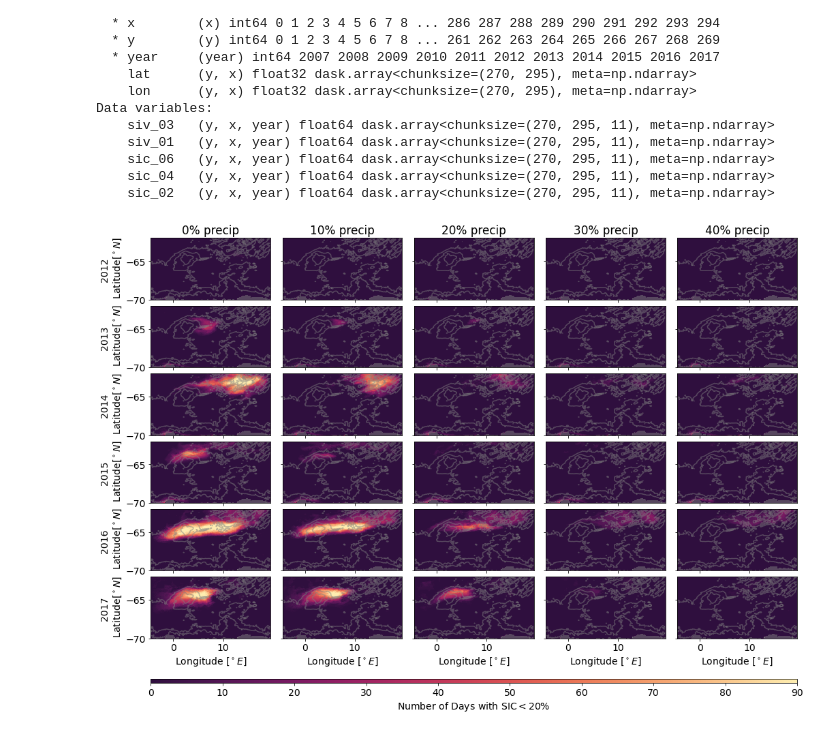
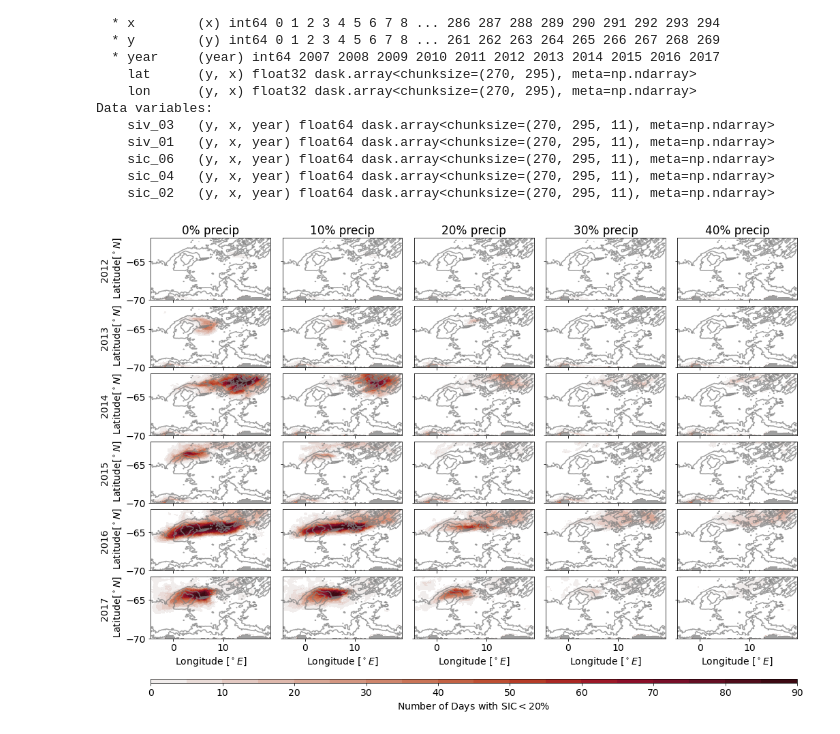
Before and after one commit to bguelk/JAMES_2024_MRP_modelling, a Jupyter notebook: Figures/Figure3_S2.ipynb, the cells around one changed output. Cells and saved outputs as stored; diff of their text form; code cells hidden in the pictures.

```diff
--- a/Figures/Figure3_S2.ipynb
+++ b/Figures/Figure3_S2.ipynb
@@ -15,16 +15,16 @@ import matplotlib.colors as mcolors
 xr.set_options(keep_attrs=True)
 plt.rcParams['font.size']=14
 # %%
-ds01=xr.open_mfdataset('./EXP_REF/polynyacount_EXP_REF.nc')
-ds03=xr.open_mfdataset('./EXP_mfc_ori/polynyacount_EXP_mfc_ori.nc')
-ds04=xr.open_mfdataset('./EXP_mfc_mod/polynyacount_EXP_mfc_mod.nc')
-ds36=xr.open_mfdataset('./EXP_tpre00_prsn00_2012/polynyacount_EXP_tpre00_prsn00_2012.nc')
-ds38=xr.open_mfdataset('./EXP_tpre01_prsn01_2012/polynyacount_EXP_tpre01_prsn01_2012.nc')
-ds39=xr.open_mfdataset('./EXP_tpre02_prsn02_2012/polynyacount_EXP_tpre02_prsn02_2012.nc')
-ds40=xr.open_mfdataset('./EXP_tpre03_prsn03_2012/polynyacount_EXP_tpre03_prsn03_2012.nc')
-ds43=xr.open_mfdataset('./EXP_tpre04_prsn04_2012/polynyacount_EXP_tpre04_prsn04_2012.nc')
+ds01=xr.open_mfdataset('../../Maud12_sensitivityruns/EXP_REF_intel/polynyacount_EXP_REF_intel.nc')
+ds03=xr.open_mfdataset('../../Maud12_sensitivityruns/EXP_mfc_ori/polynyacount_EXP_mfc_ori.nc')
+ds04=xr.open_mfdataset('../../Maud12_sensitivityruns/EXP_mfc_mod/polynyacount_EXP_mfc_mod.nc')
+ds36=xr.open_mfdataset('../../Maud12_sensitivityruns/EXP_tpre00_prsn00_2012/polynyacount_EXP_tpre00_prsn00_2012.nc')
+ds38=xr.open_mfdataset('../../Maud12_sensitivityruns/EXP_tpre01_prsn01_2012/polynyacount_EXP_tpre01_prsn01_2012.nc')
+ds39=xr.open_mfdataset('../../Maud12_sensitivityruns/EXP_tpre02_prsn02_2012/polynyacount_EXP_tpre02_prsn02_2012.nc')
+ds40=xr.open_mfdataset('../../Maud12_sensitivityruns/EXP_tpre03_prsn03_2012/polynyacount_EXP_tpre03_prsn03_2012.nc')
+ds43=xr.open_mfdataset('../../Maud12_sensitivityruns/EXP_tpre04_prsn04_2012/polynyacount_EXP_tpre04_prsn04_2012.nc')
 
-bat=xr.open_dataset('../MAUD_RISE_config/maud_v4/m12_mask/1_domain_cfg_50levels_new.nc')
+bat=xr.open_dataset('../../MAUD_RISE_config/maud_v4/m12_mask/1_domain_cfg_50levels_new.nc')
 bat.coords['lon']=bat.nav_lon
 bat.coords['lat']=bat.nav_lat
 ds01
@@ -55,13 +55,14 @@ gs2 = GridSpecFromSubplotSpec(2, 1, subplot_spec=gs[1],hspace=0)
 j=0
 vmin=0
 vmax=90
-tcmap=cmo.matter_r
+lev=19
+tcmap=cmo.amp
 var='sic_02'
 for y in range(0,6):
     ax=fig.add_subplot(gs1[j,0])
-    cb=ds36[var].isel(year=y).plot.pcolormesh(ax=ax,x="lon",y="lat",vmin=vmin,vmax=vmax,cmap=tcmap,add_colorbar=False)
-    bat.bathy_meter.where(bat.bathy_meter<10).plot.contourf(x="lon",y="lat",colors='grey',add_colorbar=False,ax=ax,alpha=0.5)
-    bat.bathy_meter.plot.contour(x="lon",y="lat",levels=[2500,3500,5000],colors='grey',ax=ax,alpha=0.5)
+    cb=ds36[var].where(ds36[var]>0).isel(year=y).plot.pcolormesh(ax=ax,x="lon",y="lat",vmin=vmin,vmax=vmax,levels=lev,cmap=tcmap,add_colorbar=False)
+    bat.bathy_meter.where(bat.bathy_meter<10).plot.contourf(x="lon",y="lat",colors='grey',add_colorbar=False,ax=ax,alpha=0.75)
+    bat.bathy_meter.plot.contour(x="lon",y="lat",levels=[2500,3500,5000],colors='grey',ax=ax,alpha=0.75)
     ax.set_ylabel('%d \n Latitude[$^\circ N$]'%ds36.year.isel(year=y))
     if j<5:
         ax.set_xticklabels('')
@@ -75,9 +76,9 @@ for y in range(0,6):
         ax.set_title('0% precip')
 
     ax=fig.add_subplot(gs1[j,1])
-    cb=ds38[var].isel(year=y).plot.pcolormesh(ax=ax,x="lon",y="lat",vmin=vmin,vmax=vmax,cmap=tcmap,add_colorbar=False)
-    bat.bathy_meter.where(bat.bathy_meter<10).plot.contourf(x="lon",y="lat",colors='grey',add_colorbar=False,ax=ax,alpha=0.5)
-    bat.bathy_meter.plot.contour(x="lon",y="lat",levels=[2500,3500,5000],colors='grey',ax=ax,alpha=0.5)
+    cb=ds38[var].where(ds38[var]>0).isel(year=y).plot.pcolormesh(ax=ax,x="lon",y="lat",vmin=vmin,vmax=vmax,levels=lev,cmap=tcmap,add_colorbar=False)
+    bat.bathy_meter.where(bat.bathy_meter<10).plot.contourf(x="lon",y="lat",colors='grey',add_colorbar=False,ax=ax,alpha=0.75)
+    bat.bathy_meter.plot.contour(x="lon",y="lat",levels=[2500,3500,5000],colors='grey',ax=ax,alpha=0.75)
     if j<5:
         ax.set_xticklabels('')
         ax.set_xlabel('')
@@ -92,9 +93,9 @@ for y in range(0,6):
         ax.set_title('10% precip')
 
     ax=fig.add_subplot(gs1[j,2])
-    cb=ds39[var].isel(year=y).plot.pcolormesh(ax=ax,x="lon",y="lat",vmin=vmin,vmax=vmax,cmap=tcmap,add_colorbar=False)
-    bat.bathy_meter.where(bat.bathy_meter<10).plot.contourf(x="lon",y="lat",colors='grey',add_colorbar=False,ax=ax,alpha=0.5)
-    bat.bathy_meter.plot.contour(x="lon",y="lat",levels=[2500,3500,5000],colors='grey',ax=ax,alpha=0.5)
+    cb=ds39[var].where(ds39[var]>0).isel(year=y).plot.pcolormesh(ax=ax,x="lon",y="lat",vmin=vmin,vmax=vmax,levels=lev,cmap=tcmap,add_colorbar=False)
+    bat.bathy_meter.where(bat.bathy_meter<10).plot.contourf(x="lon",y="lat",colors='grey',add_colorbar=False,ax=ax,alpha=0.75)
+    bat.bathy_meter.plot.contour(x="lon",y="lat",levels=[2500,3500,5000],colors='grey',ax=ax,alpha=0.75)
     ax.set_title('')
     if j<5:
         ax.set_xticklabels('')
@@ -109,46 +110,46 @@ for y in range(0,6):
         ax.set_title('20% precip')
 
     ax=fig.add_subplot(gs1[j,3])
-    cb=ds40[var].isel(year=y).plot.pcolormesh(ax=ax,x="lon",y="lat",vmin=vmin,vmax=vmax,cmap=tcmap,add_colorbar=False)
-    bat.bathy_meter.where(bat.bathy_meter<10).plot.contourf(x="lon",y="lat",colors='grey',add_colorbar=False,ax=ax,alpha=0.5)
-    bat.bathy_meter.plot.contour(x="lon",y="lat",levels=[2500,3500,5000],colors='grey',ax=ax,alpha=0.5)
+    cb=ds40[var].where(ds40[var]>0).isel(year=y).plot.pcolormesh(ax=ax,x="lon",y="lat",vmin=vmin,vmax=vmax,levels=lev,cmap=tcmap,add_colorbar=False)
+    bat.bathy_meter.where(bat.bathy_meter<10).plot.contourf(x="lon",y="lat",colors='grey',add_colorbar=False,ax=ax,alpha=0.75)
+    bat.bathy_meter.plot.contour(x="lon",y="lat",levels=[2500,3500,5000],colors='grey',ax=ax,alpha=0.75)
     ax.set_title('')
     if j<5:
         ax.set_xticklabels('')
         ax.set_xlabel('')
     else:
         ax.set_xlabel('Longitude [$^\circ E$]')
     ax.set_yticklabels('')
     ax.set_ylabel('')
     ax.set_xlim(-4.5,19.5)
     ax.set_ylim(-70,-62)
     if j==0:
         ax.set_title('30% precip')
     ax=fig.add_subplot(gs1[j,4])
-    cb=ds43[var].isel(year=y).plot.pcolormesh(ax=ax,x="lon",y="lat",vmin=vmin,vmax=vmax,cmap=tcmap,add_colorbar=False)
-    bat.bathy_meter.where(bat.bathy_meter<10).plot.contourf(x="lon",y="lat",colors='grey',add_colorbar=False,ax=ax,alpha=0.5)
-    bat.bathy_meter.plot.contour(x="lon",y="lat",levels=[2500,3500,5000],colors='grey',ax=ax,alpha=0.5)
+    cb=ds43[var].where(ds43[var]>0).isel(year=y).plot.pcolormesh(ax=ax,x="lon",y="lat",vmin=vmin,vmax=vmax,levels=lev,cmap=tcmap,add_colorbar=False)
+    bat.bathy_meter.where(bat.bathy_meter<10).plot.contourf(x="lon",y="lat",colors='grey',add_colorbar=False,ax=ax,alpha=0.75)
+    bat.bathy_meter.plot.contour(x="lon",y="lat",levels=[2500,3500,5000],colors='grey',ax=ax,alpha=0.75)
     ax.set_title('')
     ax.set_xlim(-4.5,19.5)
     ax.set_ylim(-70,-62)
     if j<5:
         ax.set_xticklabels('')
         ax.set_xlabel('')
     else:
         ax.set_xlabel('Longitude [$^\circ E$]')
     ax.set_yticklabels('')
     ax.set_ylabel('')
     if j==0:
         ax.set_title('40% precip')
 
     j=j+1
 
 c_ax=fig.add_subplot(gs2[:,0])
 plt.colorbar(cb,cax=c_ax,orientation='horizontal',label='Number of Days with SIC$<20\%$')
 #plt.tight_layout()
-plt.savefig('./2012runs_withEDMF_%s_2007_2017.png'%var)
+plt.savefig('./2012runs_withEDMF_%s_2007_2017.jpg'%var,dpi=300)
 # %% [output]
-[figure, old version]
+[figure, new version]
 # %%
 # Supporting Information S2
 from matplotlib.gridspec import GridSpec, GridSpecFromSubplotSpec
```
Also changed, not shown: parts of 1 cell of this notebook, 2 other files.
